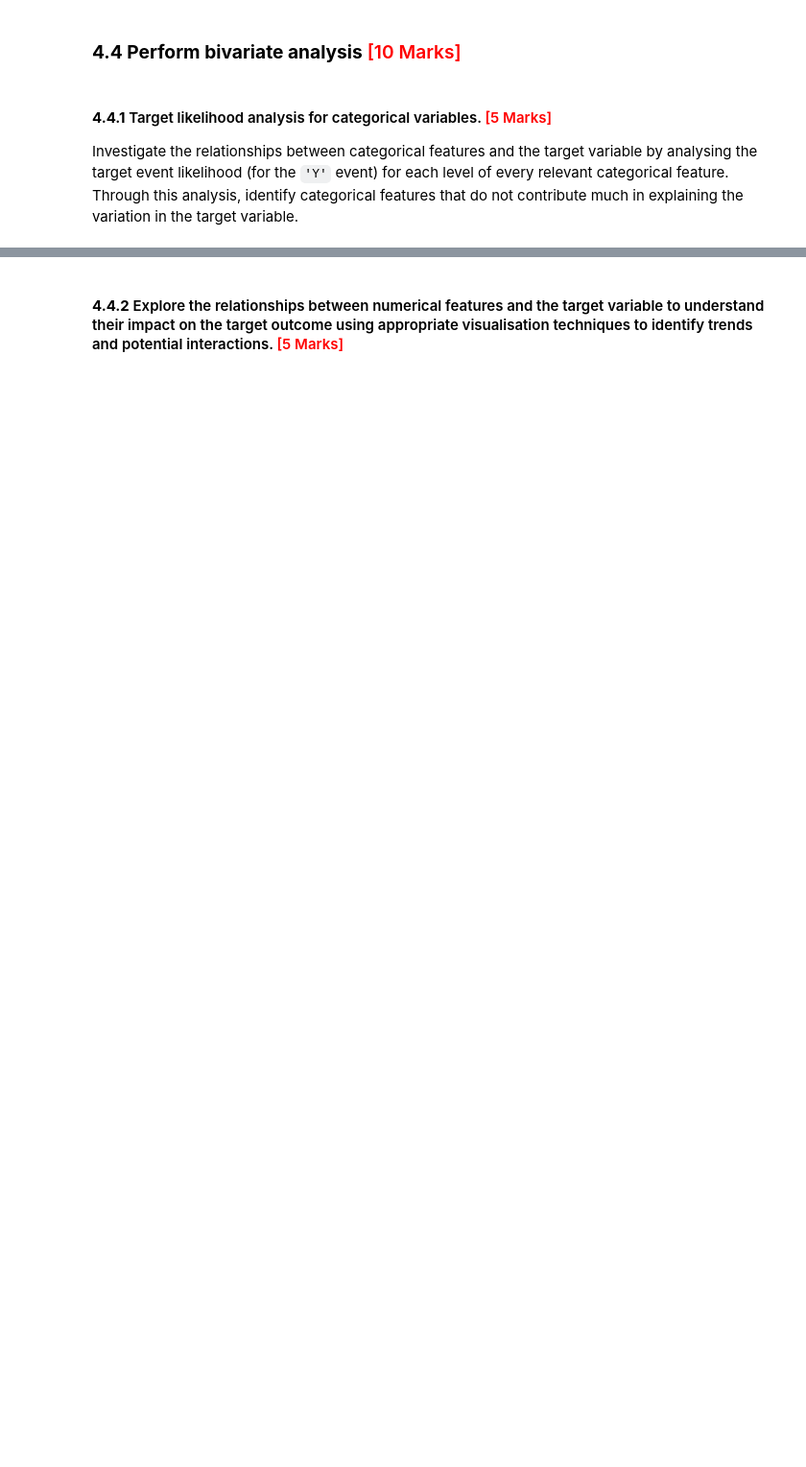
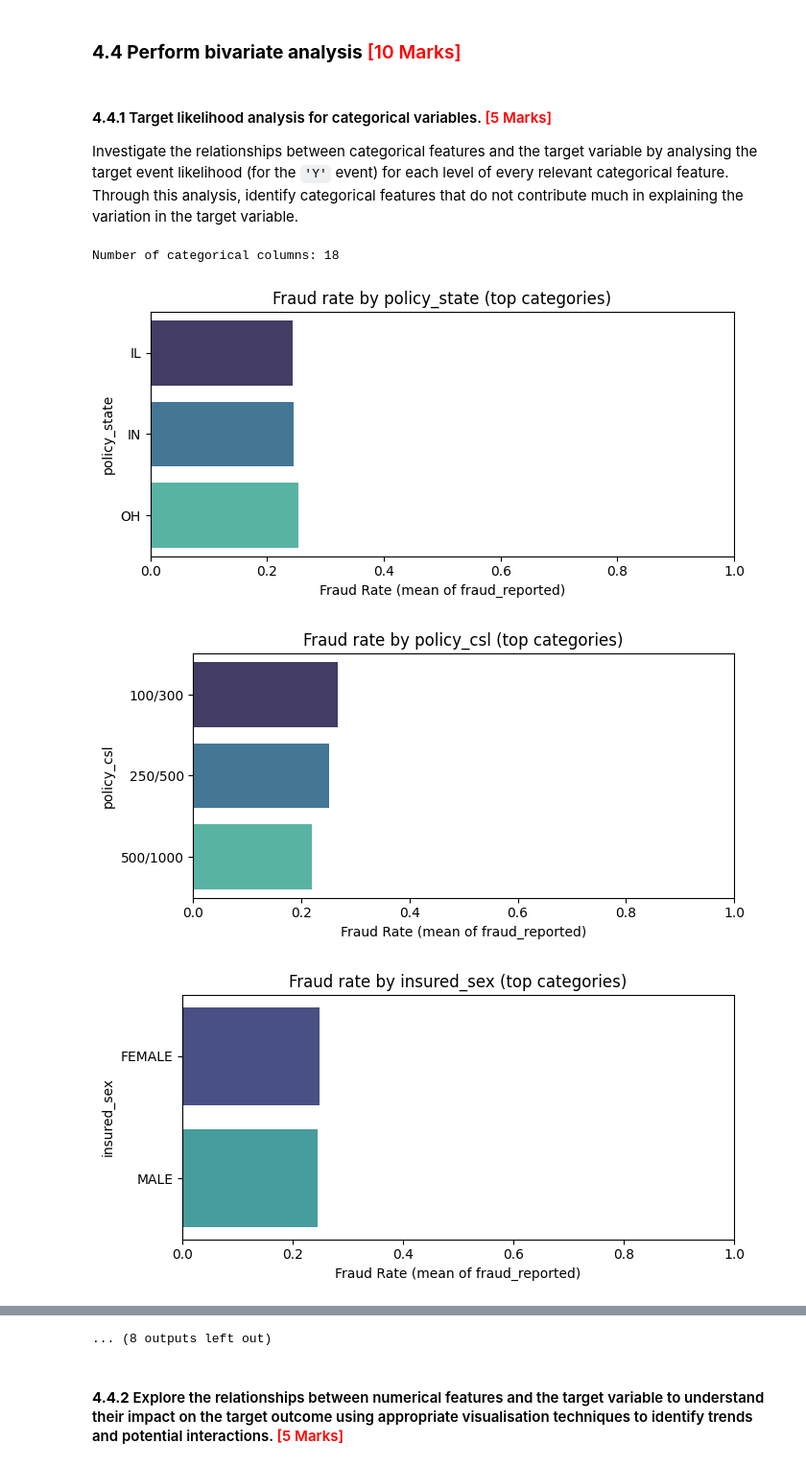
Before and after one commit to princepushparaj/UpgradMLII, a Jupyter notebook: Fraudulent_Claim_Detection_Starter.ipynb, the cells around one changed output, grey strips where cells are left out. Shown at 96% size. Cells and saved outputs as stored; diff of their text form; code cells hidden in the pictures; blank space fills up the shorter version.

```diff
--- a/Fraudulent_Claim_Detection_Starter.ipynb
+++ b/Fraudulent_Claim_Detection_Starter.ipynb
@@ -627,0 +674,29 @@ Investigate the relationships between categorical features and the target variab
+# %%
+# Write a function to calculate and analyse the target variable likelihood for categorical features
+
+cat_cols = X_train.select_dtypes(exclude=np.number).columns.tolist()
+print("Number of categorical columns:", len(cat_cols))
+
+cat_target_tables = {}
+
+for col in cat_cols:
+    tmp = pd.concat([X_train[col], y_train], axis=1)
+    grp = tmp.groupby(col)["fraud_reported"].mean().sort_values(ascending=False)
+    cat_target_tables[col] = grp
+
+    top = grp.head(10)
+    plt.figure(figsize=(7,3.5))
+    sns.barplot(x=top.values, y=top.index, orient="h", palette="mako")
+    plt.title(f"Fraud rate by {col} (top categories)")
+    plt.xlabel("Fraud Rate (mean of fraud_reported)")
+    plt.ylabel(col)
+    plt.xlim(0,1)
+    plt.tight_layout()
+    plt.show()
+
+cat_target_tables.get("police_report_available", pd.Series()).head()
+# %% [output]
+Number of categorical columns: 18
+[figure, added]
+[figure, added]
+[figure, added]
@@ -628,2 +711,3 @@ Investigate the relationships between categorical features and the target variab
+... (8 outputs left out)
 # %% [markdown]
 #### **4.4.2** Explore the relationships between numerical features and the target variable to understand their impact on the target outcome using appropriate visualisation techniques to identify trends and potential interactions. <font color="red">[5 Marks]</font>
```
Also changed, not shown: parts of 12 cells of this notebook.
